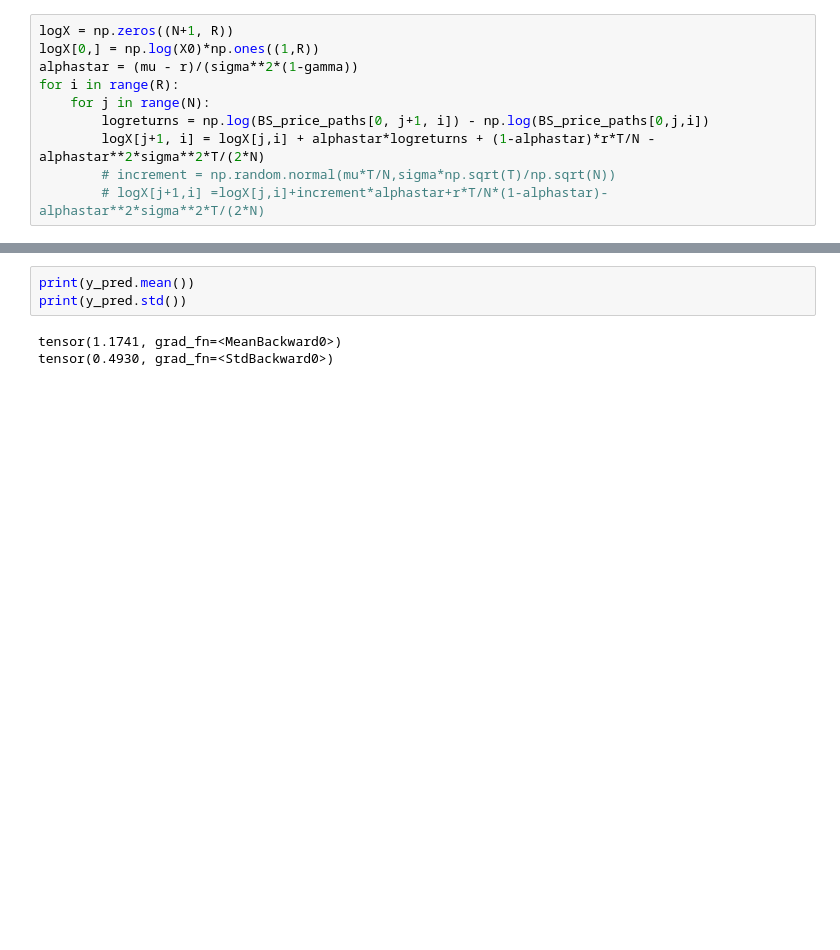
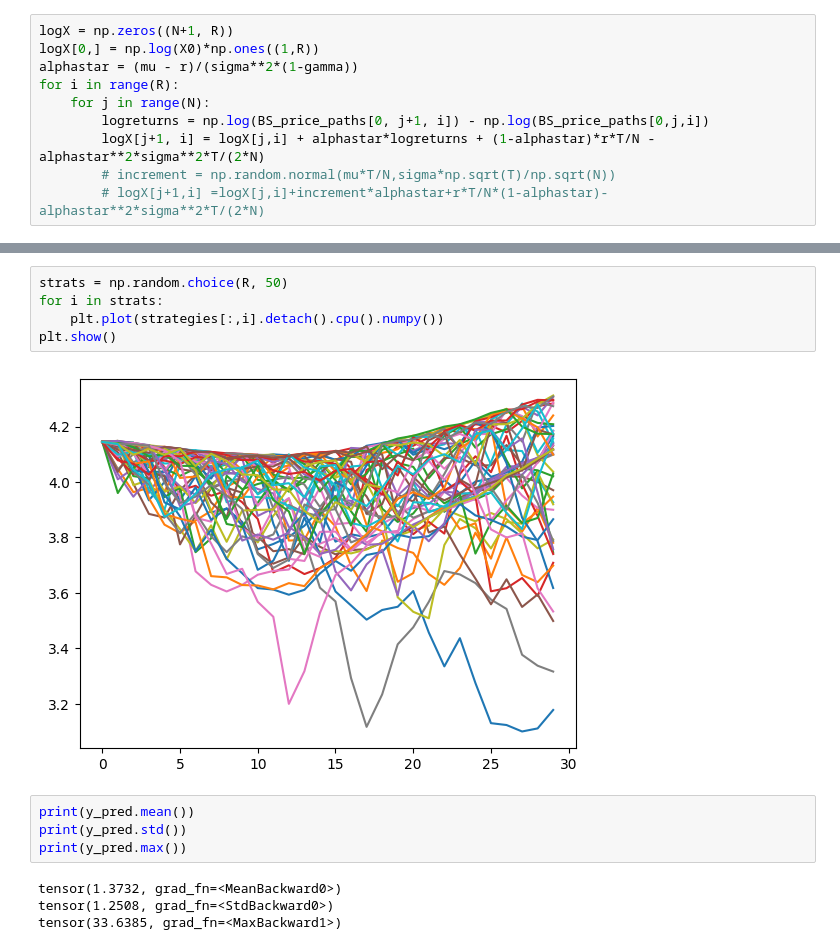
Before and after one commit to nhundo99/DeepFinance, a Jupyter notebook: project.ipynb, the cells around one changed output, grey strips where cells are left out. Cells and saved outputs as stored; diff of their text form; blank space fills up the shorter version.

```diff
--- a/project.ipynb
+++ b/project.ipynb
@@ -393,11 +413,20 @@ y_pred = model(x_train)
 # %% [output]
 shape of x: torch.Size([1, 33, 100000])
+# %%
+strats = np.random.choice(R, 50)
+for i in strats:
+    plt.plot(strategies[:,i].detach().cpu().numpy())
+plt.show()
+# %% [output]
+[figure, added]
 # %%
 print(y_pred.mean())
 print(y_pred.std())
+print(y_pred.max())
 # %% [output]
-tensor(1.1741, grad_fn=<MeanBackward0>)
-tensor(0.4930, grad_fn=<StdBackward0>)
+tensor(1.3732, grad_fn=<MeanBackward0>)
+tensor(1.2508, grad_fn=<StdBackward0>)
+tensor(33.6385, grad_fn=<MaxBackward1>)
 # %%
 bins = np.arange(0, 8, 1)
 plt.hist(y_pred.detach().cpu().numpy(), bins=bins)
```
Also changed, not shown: parts of 23 cells of this notebook.
